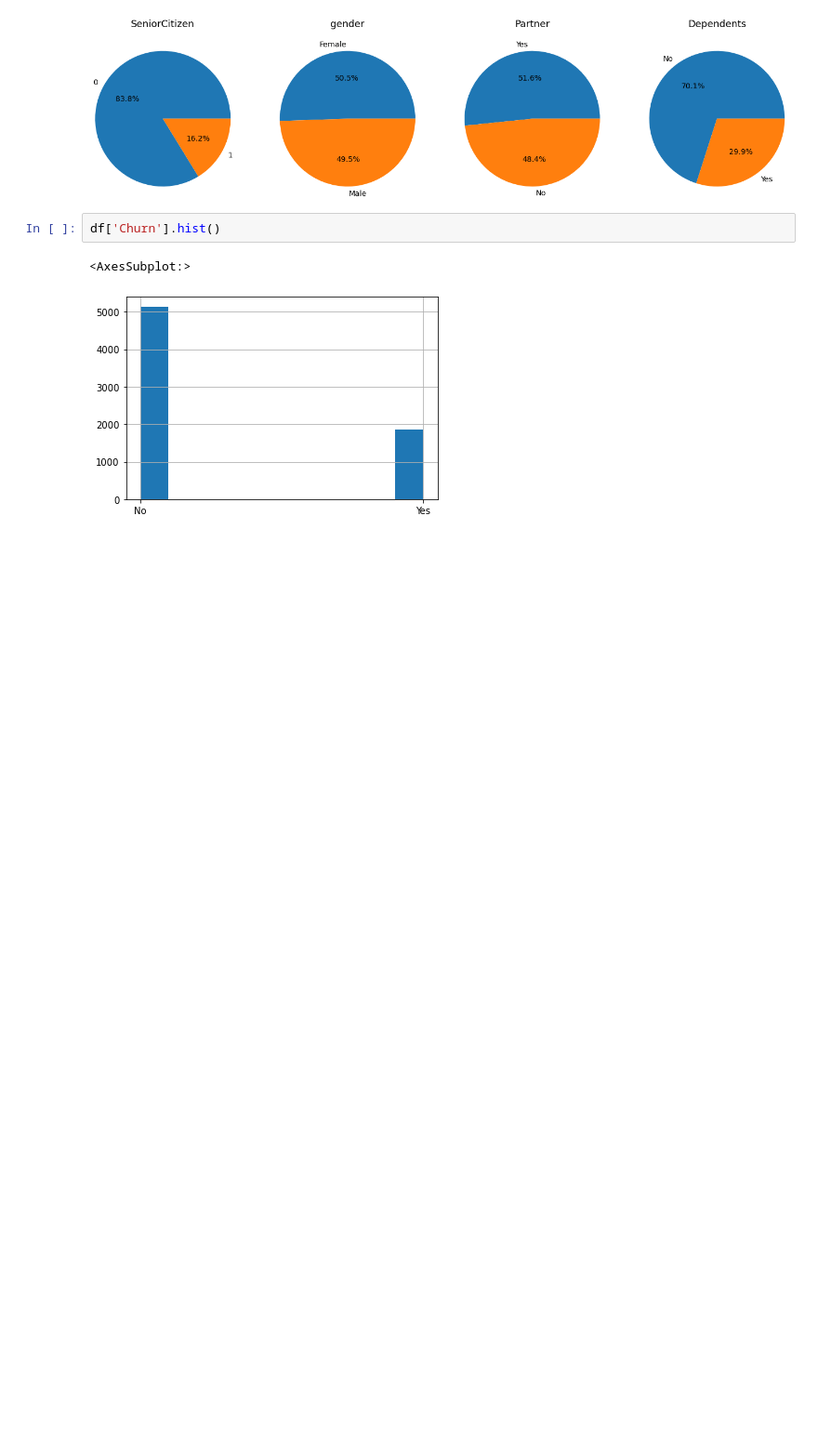
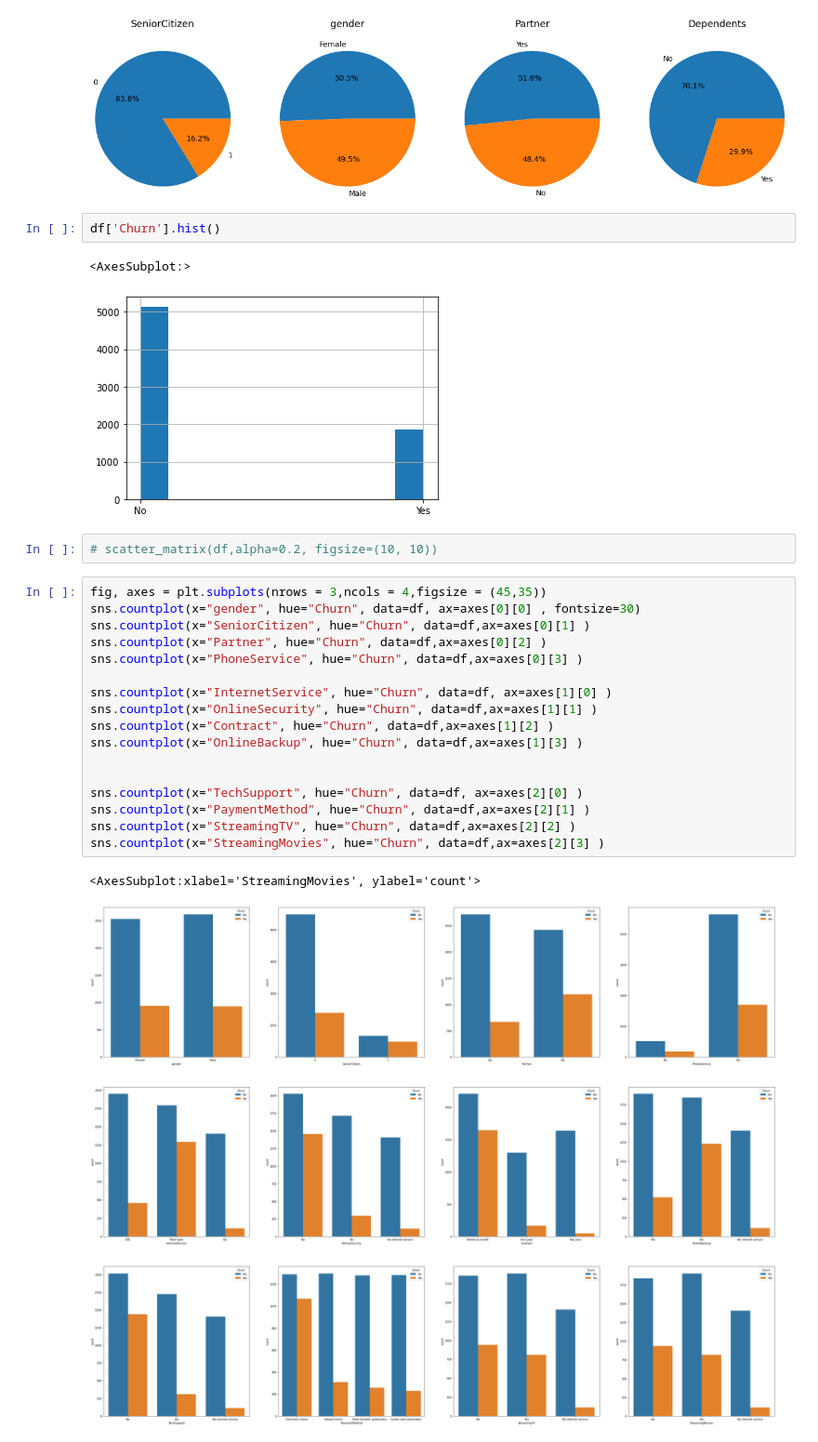
Before and after one commit to EnginKosure/CustomerChurnPredictionModel, a Jupyter notebook: data_prep_test1.ipynb, the cells around one changed output. Shown: that part at 93% size. Saved outputs shown, nothing was run; the diff lists cells and outputs as text; blank space fills up the shorter version.

```diff
--- a/data_prep_test1.ipynb
+++ b/data_prep_test1.ipynb
@@ -159,3 +159,25 @@ df['Churn'].hist()
 # %% [output]
 <AxesSubplot:>
 [figure]
+# %%
+# scatter_matrix(df,alpha=0.2, figsize=(10, 10))
+# %%
+fig, axes = plt.subplots(nrows = 3,ncols = 4,figsize = (45,35))
+sns.countplot(x="gender", hue="Churn", data=df, ax=axes[0][0] , fontsize=30)
+sns.countplot(x="SeniorCitizen", hue="Churn", data=df,ax=axes[0][1] )
+sns.countplot(x="Partner", hue="Churn", data=df,ax=axes[0][2] )
+sns.countplot(x="PhoneService", hue="Churn", data=df,ax=axes[0][3] )
+
+sns.countplot(x="InternetService", hue="Churn", data=df, ax=axes[1][0] )
+sns.countplot(x="OnlineSecurity", hue="Churn", data=df,ax=axes[1][1] )
+sns.countplot(x="Contract", hue="Churn", data=df,ax=axes[1][2] )
+sns.countplot(x="OnlineBackup", hue="Churn", data=df,ax=axes[1][3] )
+
+
+sns.countplot(x="TechSupport", hue="Churn", data=df, ax=axes[2][0] )
+sns.countplot(x="PaymentMethod", hue="Churn", data=df,ax=axes[2][1] )
+sns.countplot(x="StreamingTV", hue="Churn", data=df,ax=axes[2][2] )
+sns.countplot(x="StreamingMovies", hue="Churn", data=df,ax=axes[2][3] )
+# %% [output]
+<AxesSubplot:xlabel='StreamingMovies', ylabel='count'>
+[figure, added]
```
